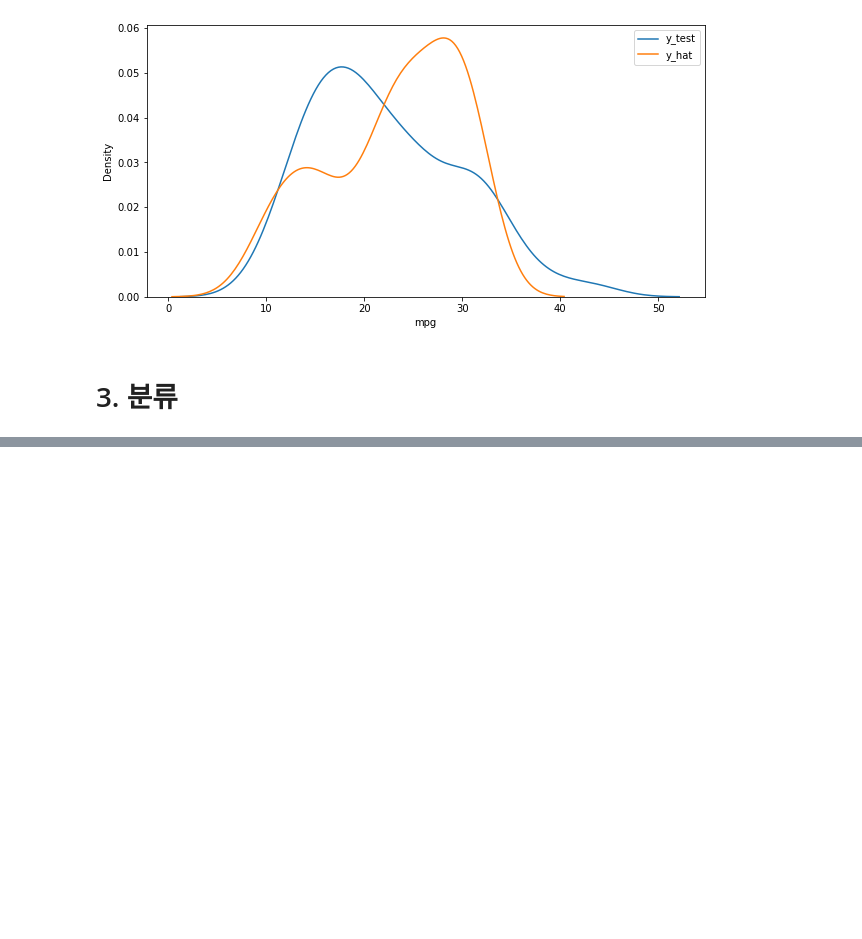
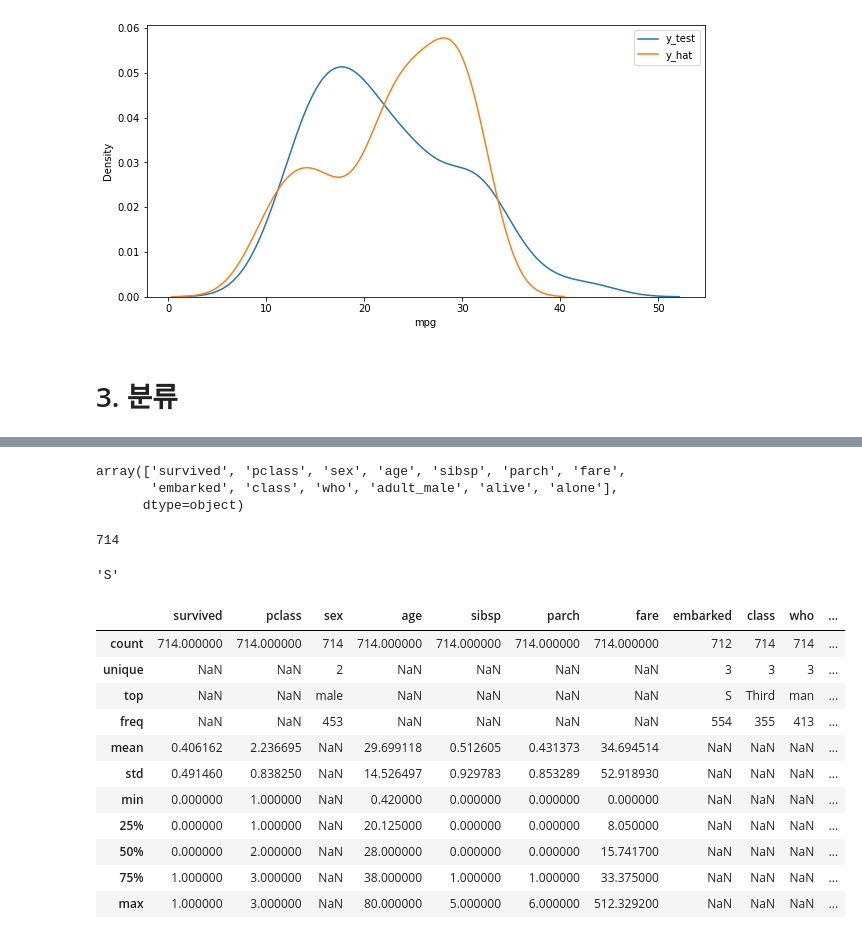
Before and after one commit to harryyang1982/pandas_data_analysis, a Jupyter notebook: part7.ipynb, the cells around one changed output, grey strips where cells are left out. Cells and saved outputs as stored; diff of their text form; code cells hidden in the pictures; blank space fills up the shorter version.

```diff
--- a/part7.ipynb
+++ b/part7.ipynb
@@ -353,0 +359,2 @@ plt.show()
+# %%
+df = sns.load_dataset('titanic')
@@ -353,0 +370,3 @@ plt.show()
+# %%
+pd.set_option('display.max_columns', 15)
+df.head()
@@ -353,0 +400,32 @@ plt.show()
+# %%
+rdf = df.drop(['deck', 'embark_town'], axis=1)
+rdf.columns.values
+# %% [output]
+array(['survived', 'pclass', 'sex', 'age', 'sibsp', 'parch', 'fare',
+       'embarked', 'class', 'who', 'adult_male', 'alive', 'alone'],
+      dtype=object)
+# %%
+rdf = rdf.dropna(subset=['age'], how='any', axis=0)
+len(rdf)
+# %% [output]
+714
+# %%
+most_freq = rdf['embarked'].value_counts(dropna=True).idxmax()
+most_freq
+# %% [output]
+'S'
+# %%
+rdf.describe(include='all')
+# %% [output]
+|  | survived | pclass | sex | age | sibsp | parch | fare | embarked | class | who | ... |
+| count | 714.000000 | 714.000000 | 714 | 714.000000 | 714.000000 | 714.000000 | 714.000000 | 712 | 714 | 714 | ... |
+| unique | NaN | NaN | 2 | NaN | NaN | NaN | NaN | 3 | 3 | 3 | ... |
+| top | NaN | NaN | male | NaN | NaN | NaN | NaN | S | Third | man | ... |
+| freq | NaN | NaN | 453 | NaN | NaN | NaN | NaN | 554 | 355 | 413 | ... |
+| mean | 0.406162 | 2.236695 | NaN | 29.699118 | 0.512605 | 0.431373 | 34.694514 | NaN | NaN | NaN | ... |
+| std | 0.491460 | 0.838250 | NaN | 14.526497 | 0.929783 | 0.853289 | 52.918930 | NaN | NaN | NaN | ... |
+| min | 0.000000 | 1.000000 | NaN | 0.420000 | 0.000000 | 0.000000 | 0.000000 | NaN | NaN | NaN | ... |
+| 25% | 0.000000 | 1.000000 | NaN | 20.125000 | 0.000000 | 0.000000 | 8.050000 | NaN | NaN | NaN | ... |
+| 50% | 0.000000 | 2.000000 | NaN | 28.000000 | 0.000000 | 0.000000 | 15.741700 | NaN | NaN | NaN | ... |
+| 75% | 1.000000 | 3.000000 | NaN | 38.000000 | 1.000000 | 1.000000 | 33.375000 | NaN | NaN | NaN | ... |
+| max | 1.000000 | 3.000000 | NaN | 80.000000 | 5.000000 | 6.000000 | 512.329200 | NaN | NaN | NaN | ... |
```
Also changed, not shown: parts of 14 cells of this notebook.
